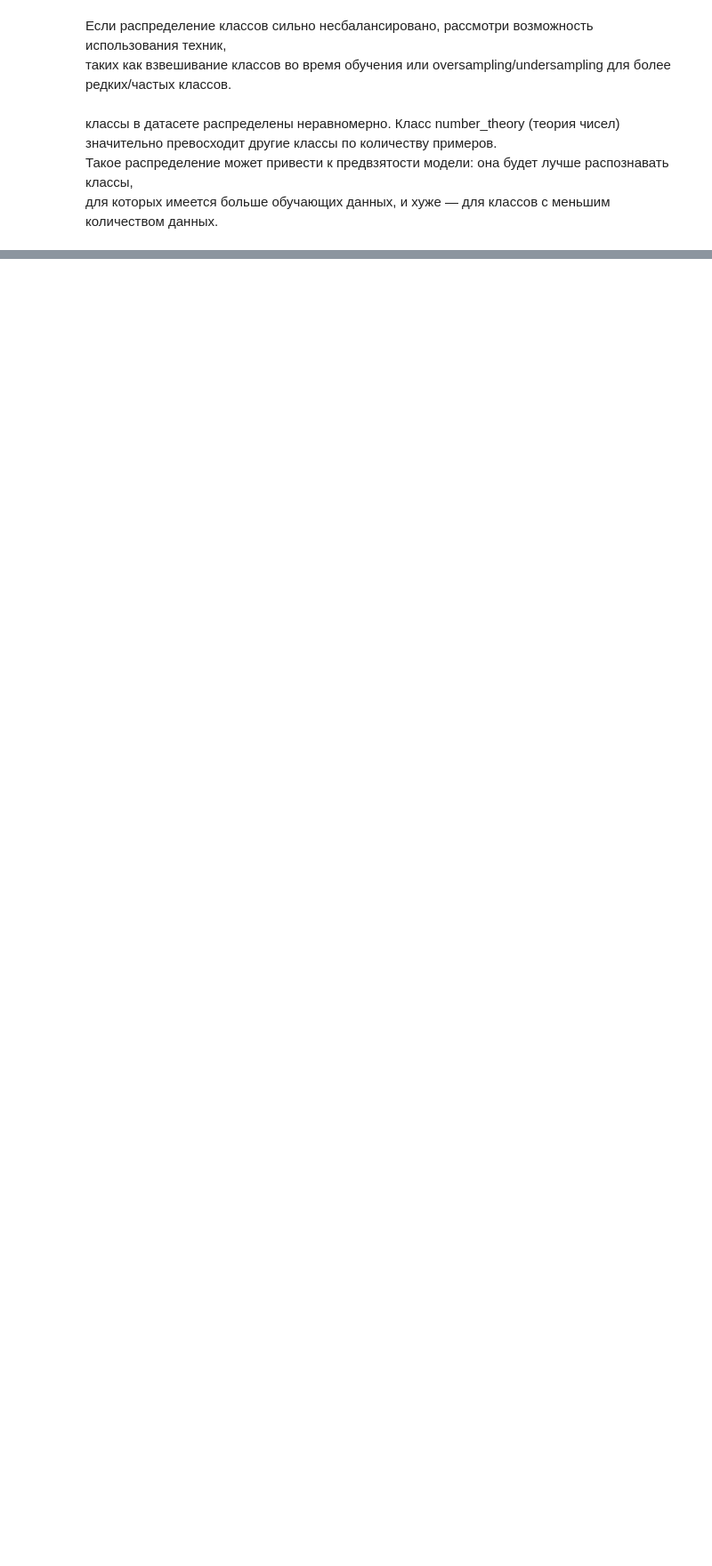
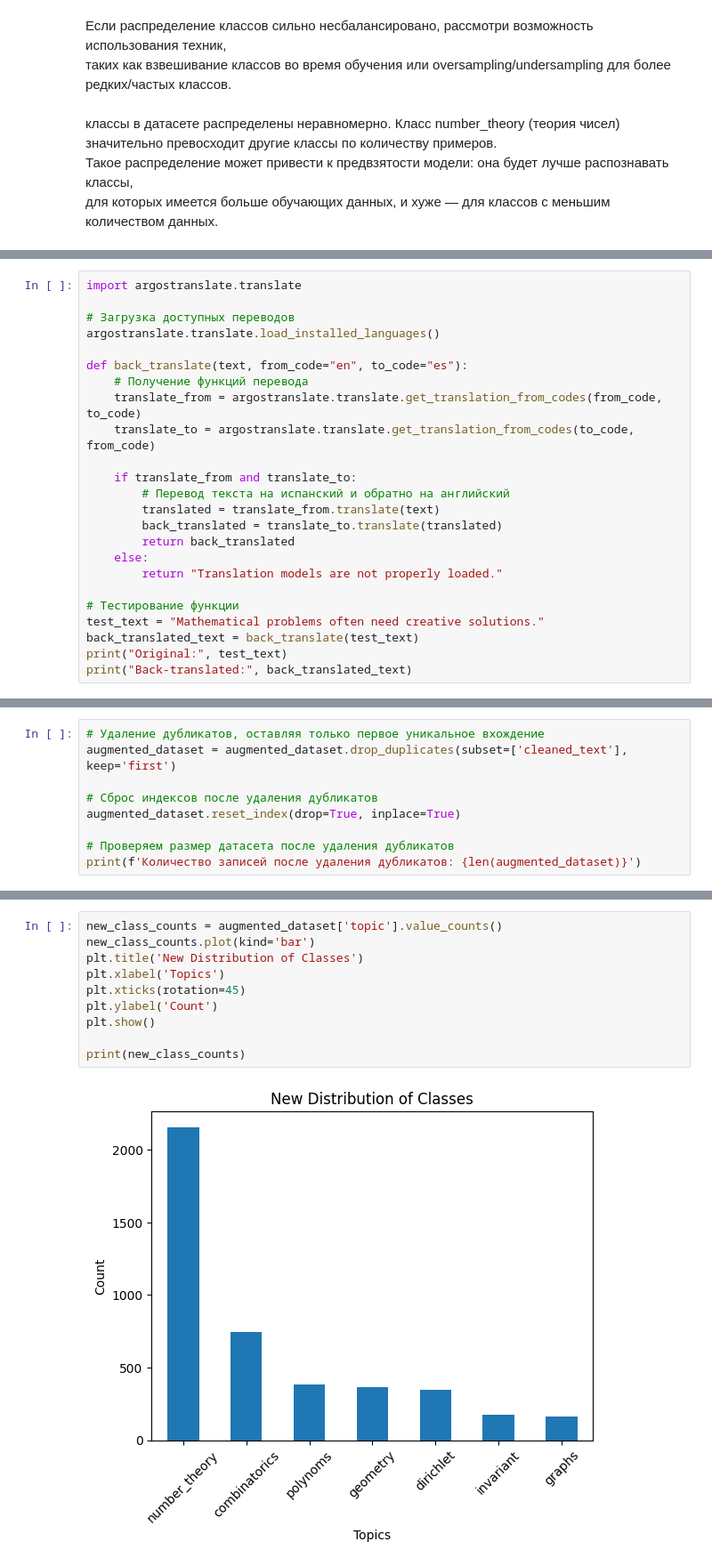
Before and after one commit to syurakshinps/MLDL, a Jupyter notebook: notebook25d0a35e1a.ipynb, the cells around one changed output, grey strips where cells are left out. Shown at 89% size. Cells and saved outputs as stored; diff of their text form; blank space fills up the shorter version.

```diff
--- a/notebook25d0a35e1a.ipynb
+++ b/notebook25d0a35e1a.ipynb
@@ -103,0 +371,24 @@ Index(['Unnamed: 0', 'problem_text', 'topic'], dtype='object')
+# %%
+import argostranslate.translate
+
+# Загрузка доступных переводов
+argostranslate.translate.load_installed_languages()
+
+def back_translate(text, from_code="en", to_code="es"):
+    # Получение функций перевода
+    translate_from = argostranslate.translate.get_translation_from_codes(from_code, to_code)
+    translate_to = argostranslate.translate.get_translation_from_codes(to_code, from_code)
+
+    if translate_from and translate_to:
+        # Перевод текста на испанский и обратно на английский
+        translated = translate_from.translate(text)
+        back_translated = translate_to.translate(translated)
+        return back_translated
+    else:
+        return "Translation models are not properly loaded."
+
+# Тестирование функции
+test_text = "Mathematical problems often need creative solutions."
+back_translated_text = back_translate(test_text)
+print("Original:", test_text)
+print("Back-translated:", back_translated_text)
@@ -103,0 +474,9 @@ Index(['Unnamed: 0', 'problem_text', 'topic'], dtype='object')
+# %%
+# Удаление дубликатов, оставляя только первое уникальное вхождение
+augmented_dataset = augmented_dataset.drop_duplicates(subset=['cleaned_text'], keep='first')
+
+# Сброс индексов после удаления дубликатов
+augmented_dataset.reset_index(drop=True, inplace=True)
+
+# Проверяем размер датасета после удаления дубликатов
+print(f'Количество записей после удаления дубликатов: {len(augmented_dataset)}')
@@ -103,0 +485,12 @@ Index(['Unnamed: 0', 'problem_text', 'topic'], dtype='object')
+# %%
+new_class_counts = augmented_dataset['topic'].value_counts()
+new_class_counts.plot(kind='bar')
+plt.title('New Distribution of Classes')
+plt.xlabel('Topics')
+plt.xticks(rotation=45)
+plt.ylabel('Count')
+plt.show()
+
+print(new_class_counts)
+# %% [output]
+[figure, added]
```
Also changed, not shown: parts of 29 cells of this notebook.
